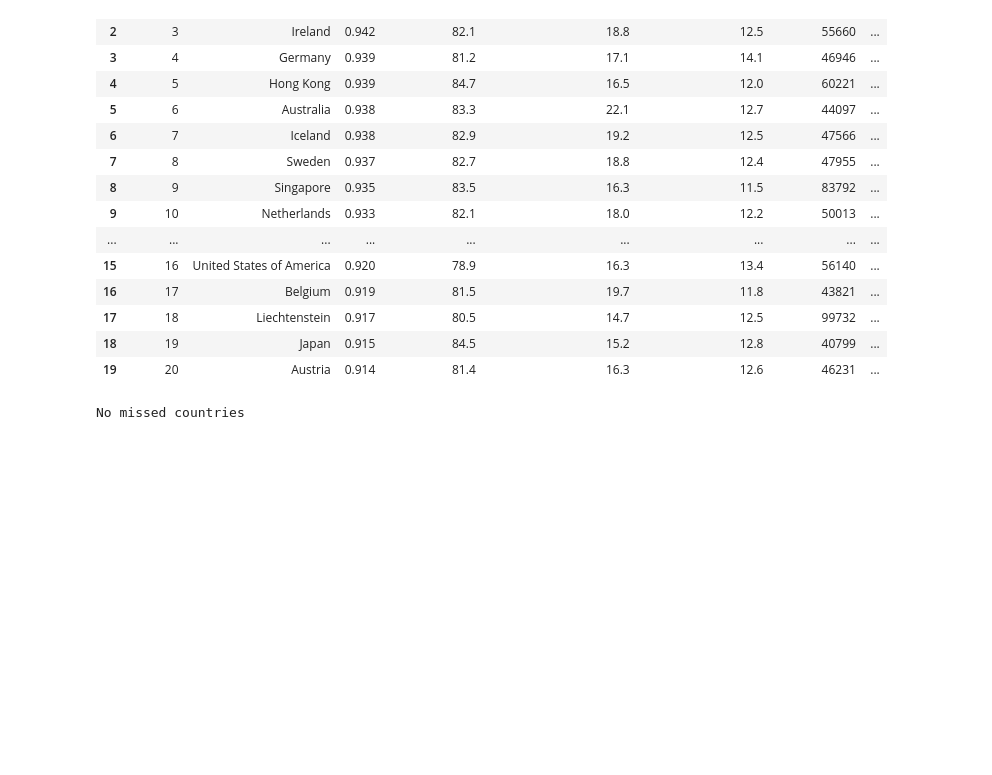
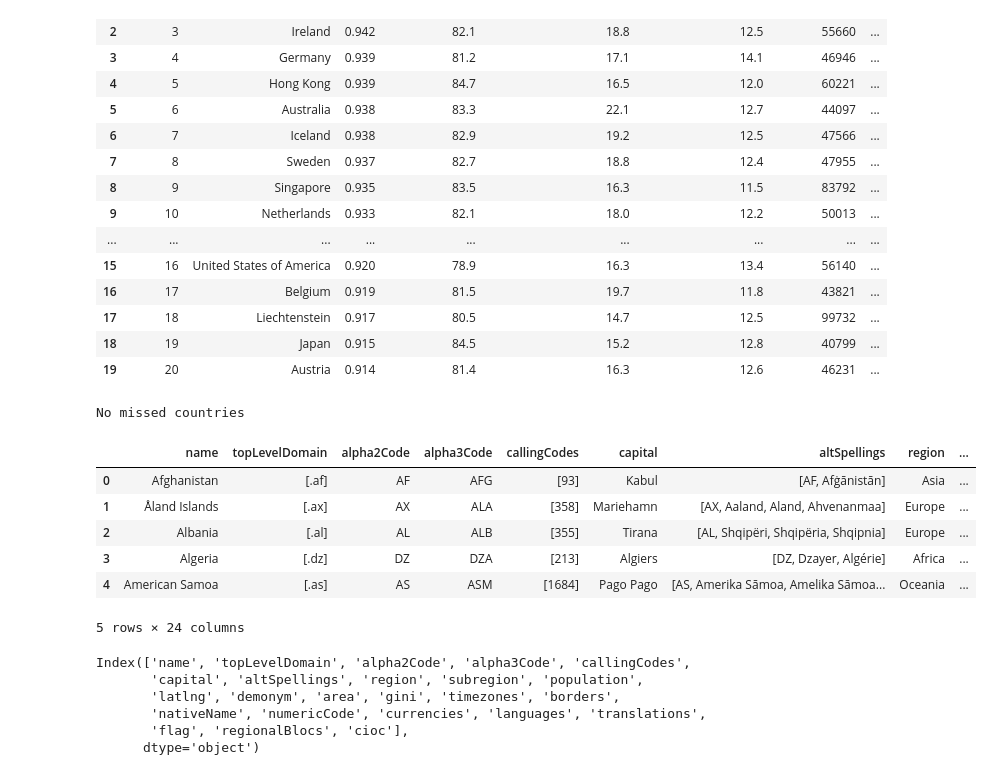
Before and after one commit to MdeMaic/WebScrapingAPI_Project, a Jupyter notebook: SRC/Functions.ipynb, the cells around one changed output. Saved outputs shown, nothing was run; the diff lists cells and outputs as text; code cells hidden in the pictures; blank space fills up the shorter version.

```diff
--- a/SRC/Functions.ipynb
+++ b/SRC/Functions.ipynb
@@ -122,3 +122,23 @@ No missed countries
 df.to_csv("../OUTPUT/HDIrank2019_01_countryNameClean.csv")
 # %%
 #Next step: Create the columns
+# %%
+dj = pd.DataFrame(countries)
+dj.head()
+# %% [output]
+|  | name | topLevelDomain | alpha2Code | alpha3Code | callingCodes | capital | altSpellings | region | ... |
+| 0 | Afghanistan | [.af] | AF | AFG | [93] | Kabul | [AF, Afġānistān] | Asia | ... |
+| 1 | Åland Islands | [.ax] | AX | ALA | [358] | Mariehamn | [AX, Aaland, Aland, Ahvenanmaa] | Europe | ... |
+| 2 | Albania | [.al] | AL | ALB | [355] | Tirana | [AL, Shqipëri, Shqipëria, Shqipnia] | Europe | ... |
+| 3 | Algeria | [.dz] | DZ | DZA | [213] | Algiers | [DZ, Dzayer, Algérie] | Africa | ... |
+| 4 | American Samoa | [.as] | AS | ASM | [1684] | Pago Pago | [AS, Amerika Sāmoa, Amelika Sāmoa... | Oceania | ... |
+5 rows × 24 columns
+# %%
+dj.columns
+# %% [output]
+Index(['name', 'topLevelDomain', 'alpha2Code', 'alpha3Code', 'callingCodes',
+       'capital', 'altSpellings', 'region', 'subregion', 'population',
+       'latlng', 'demonym', 'area', 'gini', 'timezones', 'borders',
+       'nativeName', 'numericCode', 'currencies', 'languages', 'translations',
+       'flag', 'regionalBlocs', 'cioc'],
+      dtype='object')
```
Also changed, not shown: parts of 1 cell of this notebook.
